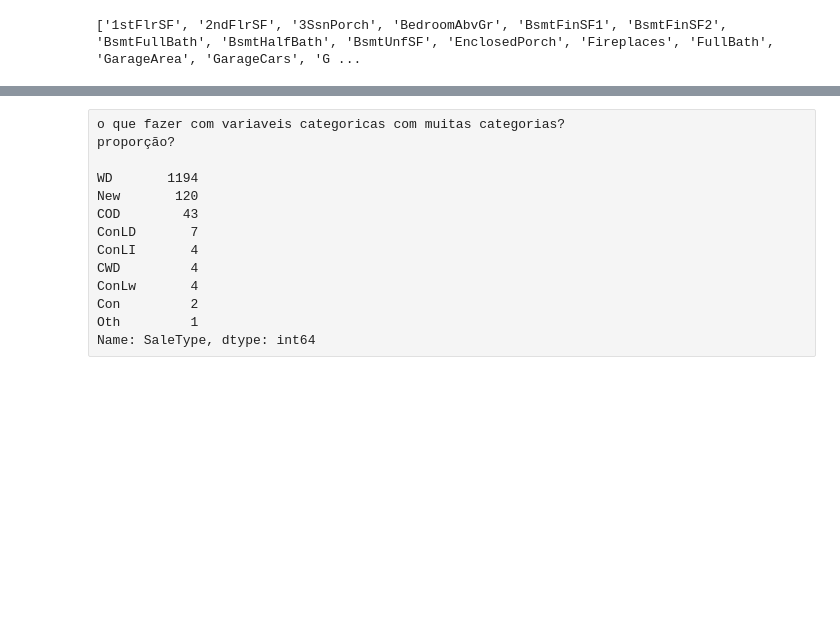
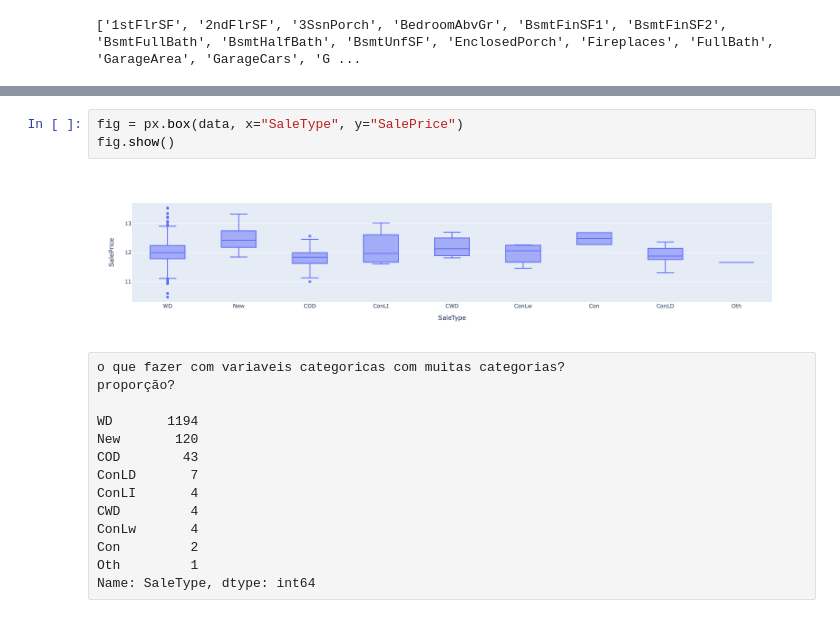
Before and after one commit to Guilherme-pdz/ML-Project, a Jupyter notebook: explore.ipynb, the cells around one changed output, grey strips where cells are left out. Saved outputs shown, nothing was run; the diff lists cells and outputs as text; blank space fills up the shorter version.

```diff
--- a/explore.ipynb
+++ b/explore.ipynb
@@ -116,3 +149,8 @@ Name: LandContour, dtype: int64
+# %%
+fig = px.box(data, x="SaleType", y="SalePrice")
+fig.show()
+# %% [output]
+[figure, added]
 # %% [raw]
 o que fazer com variaveis categoricas com muitas categorias?
 proporção?
```
Also changed, not shown: parts of 11 cells of this notebook.
